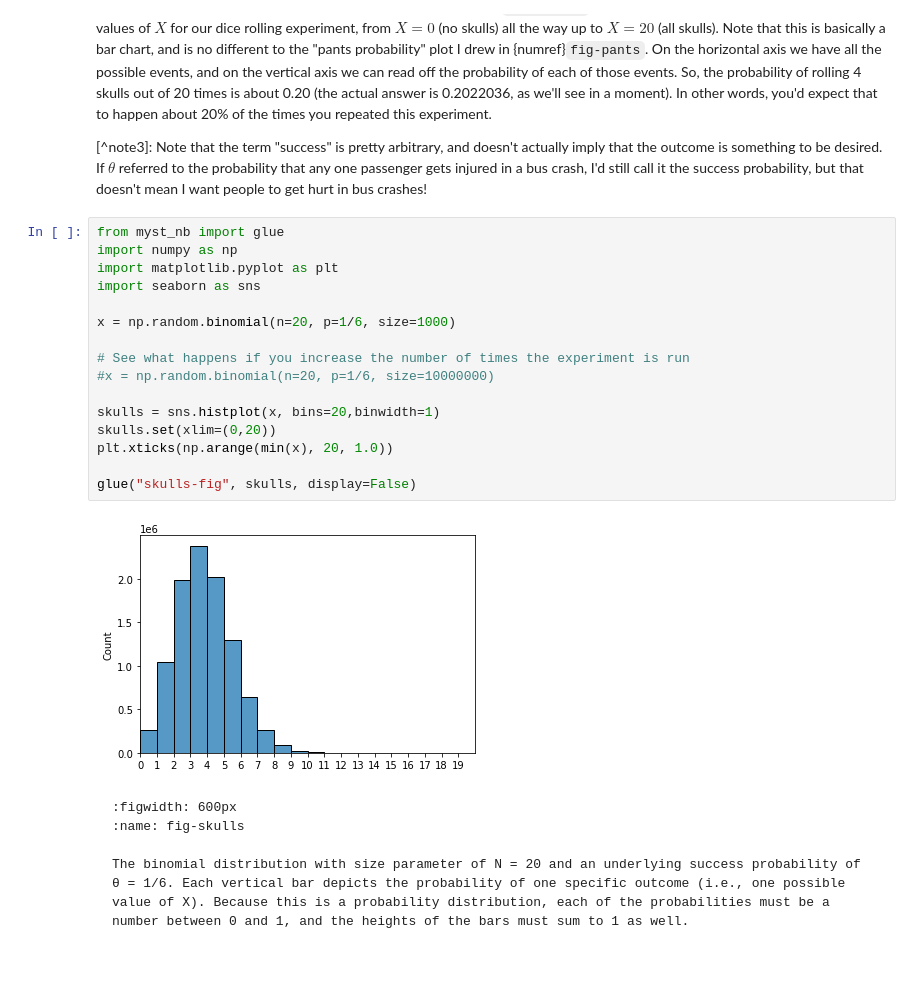
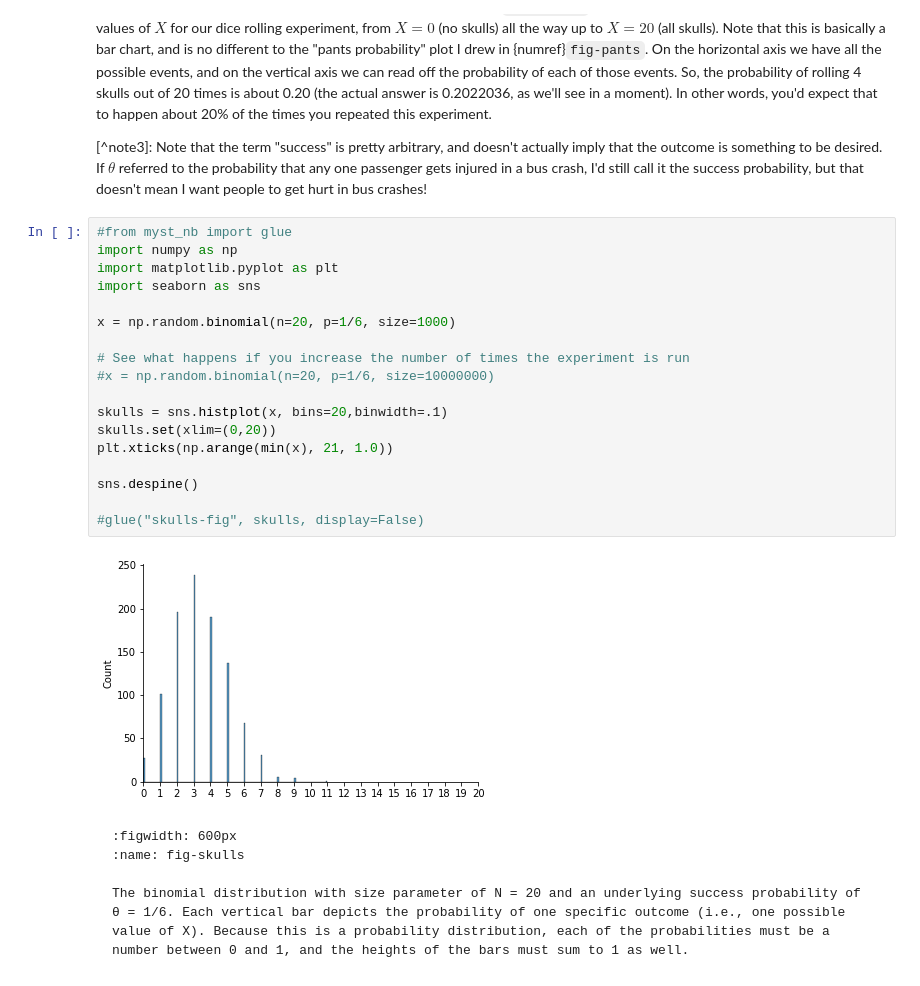
Before and after one commit to ethanweed/pythonbook, a Jupyter notebook: _sources/04.02-probability.ipynb, the cells around one changed output. Saved outputs shown, nothing was run; the diff lists cells and outputs as text.

````diff
--- a/_sources/04.02-probability.ipynb
+++ b/_sources/04.02-probability.ipynb
@@ -268,23 +268,25 @@ Yeah, yeah. I know what you're thinking: notation, notation, notation. Really, w
 
 [^note3]: Note that the term "success" is pretty arbitrary, and doesn't actually imply that the outcome is something to be desired. If $\theta$ referred to the probability that any one passenger gets injured in a bus crash, I'd still call it the success probability, but that doesn't mean I want people to get hurt in bus crashes!
 # %%
-from myst_nb import glue
+#from myst_nb import glue
 import numpy as np
 import matplotlib.pyplot as plt
 import seaborn as sns
 
 x = np.random.binomial(n=20, p=1/6, size=1000)
 
 # See what happens if you increase the number of times the experiment is run
 #x = np.random.binomial(n=20, p=1/6, size=10000000)
 
-skulls = sns.histplot(x, bins=20,binwidth=1)
+skulls = sns.histplot(x, bins=20,binwidth=.1)
 skulls.set(xlim=(0,20))
-plt.xticks(np.arange(min(x), 20, 1.0))
+plt.xticks(np.arange(min(x), 21, 1.0))
 
-glue("skulls-fig", skulls, display=False)
+sns.despine()
+
+#glue("skulls-fig", skulls, display=False)
 # %% [output]
-[figure, old version]
+[figure, new version]
 # %% [markdown]
 ```{glue:figure} skulls_fig
 :figwidth: 600px
````
Also changed, not shown: 13 other files.
